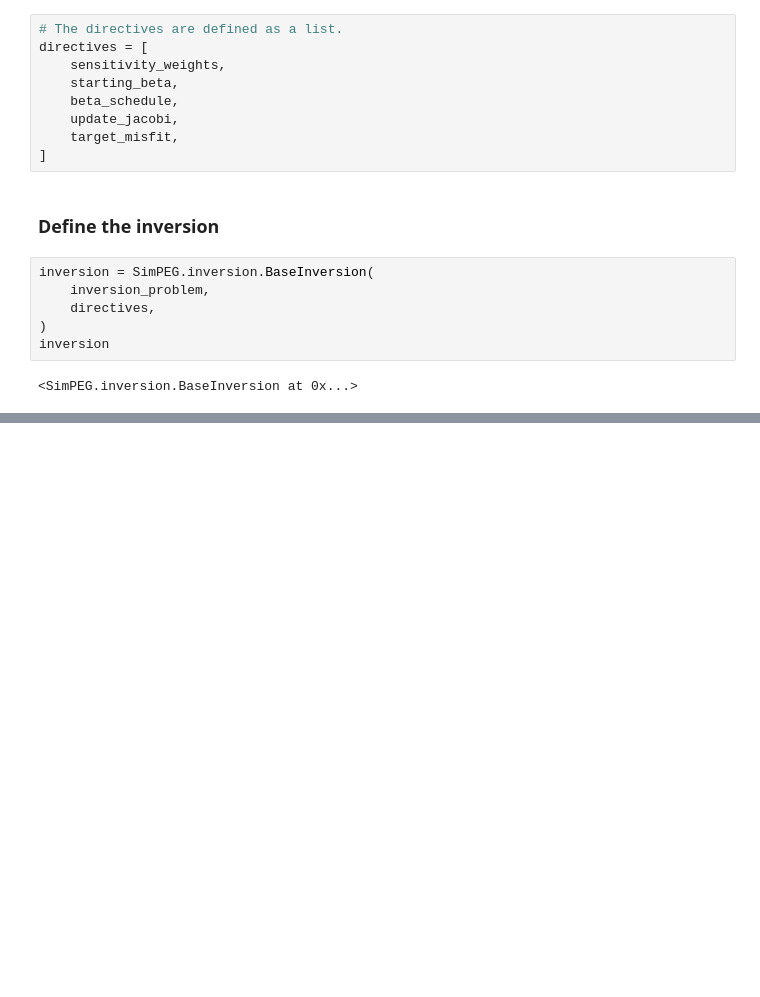
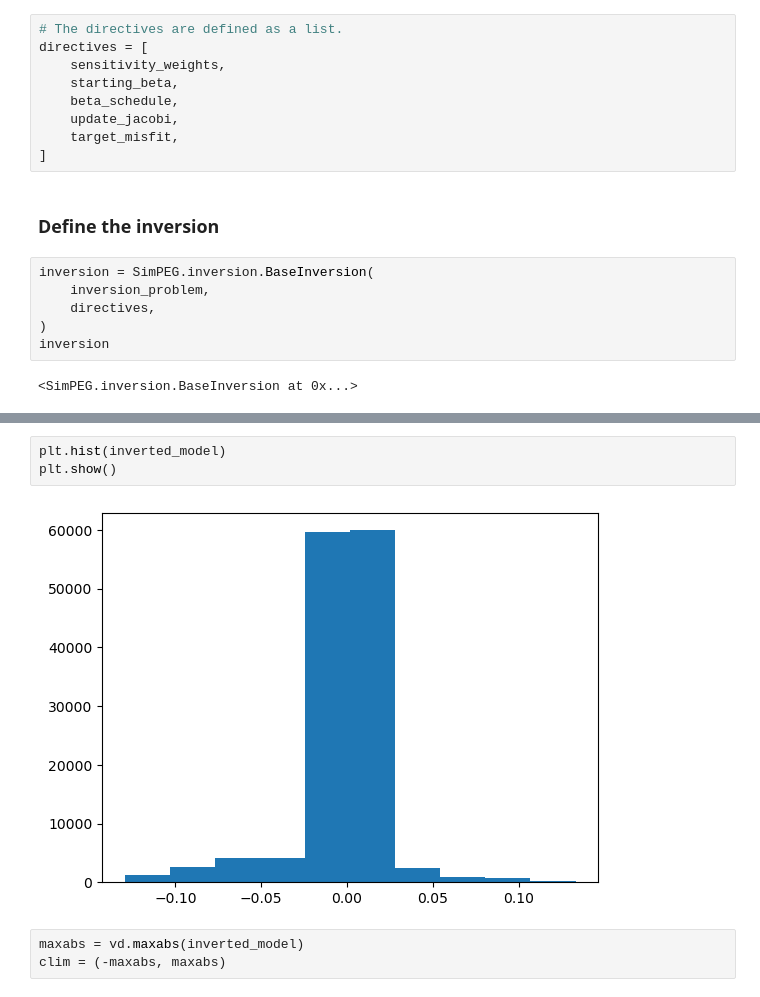
Before and after one commit to santisoler/fasttimes-carbon-mineralization-inversion, a Jupyter notebook: playing-around.ipynb, the cells around one changed output, grey strips where cells are left out. Saved outputs shown, nothing was run; the diff lists cells and outputs as text; blank space fills up the shorter version.

```diff
--- a/playing-around.ipynb
+++ b/playing-around.ipynb
@@ -199,0 +220,8 @@ Computing sensitivities to local ram
+# %%
+plt.hist(inverted_model)
+plt.show()
+# %% [output]
+[figure, added]
+# %%
+maxabs = vd.maxabs(inverted_model)
+clim = (-maxabs, maxabs)
```
Also changed, not shown: parts of 5 cells of this notebook.
